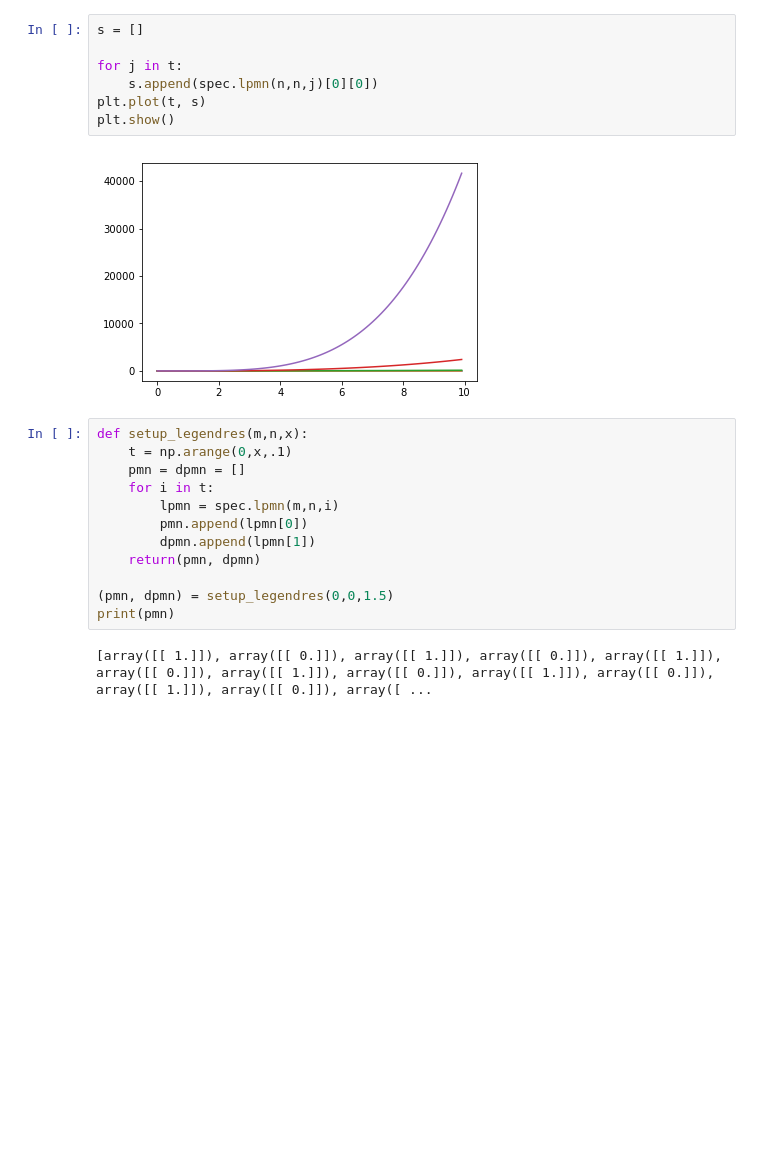
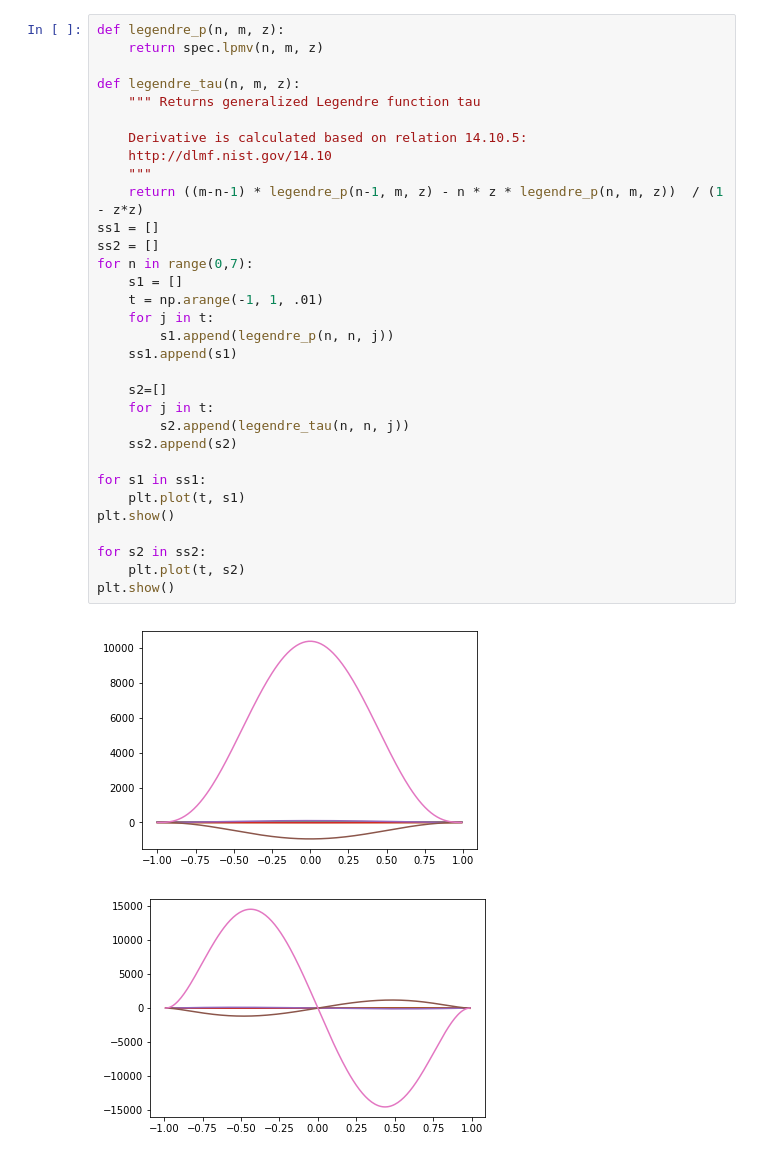
Before and after one commit to LVotto/notebooks, a Jupyter notebook: Special+functions.ipynb, the cells around one changed output. Cells and saved outputs as stored; diff of their text form; blank space fills up the shorter version.

Commit message:
Make generalized associated Legendre Function
Uses recurrence relations to compute the generalized
legendre function tau

```diff
--- a/Special+functions.ipynb
+++ b/Special+functions.ipynb
@@ -19,23 +19,35 @@ plt.show()
-# %%
-s = []
-
-for j in t:
-    s.append(spec.lpmn(n,n,j)[0][0])
-plt.plot(t, s)
-plt.show()
-# %% [output]
-[figure, removed]
-# %%
-def setup_legendres(m,n,x):
-    t = np.arange(0,x,.1)
-    pmn = dpmn = []
-    for i in t:
-        lpmn = spec.lpmn(m,n,i)
-        pmn.append(lpmn[0])
-        dpmn.append(lpmn[1])
-    return(pmn, dpmn)
-
-(pmn, dpmn) = setup_legendres(0,0,1.5)
-print(pmn)
-# %% [output]
-[array([[ 1.]]), array([[ 0.]]), array([[ 1.]]), array([[ 0.]]), array([[ 1.]]), array([[ 0.]]), array([[ 1.]]), array([[ 0.]]), array([[ 1.]]), array([[ 0.]]), array([[ 1.]]), array([[ 0.]]), array([ ...
+# %%
+def legendre_p(n, m, z):
+    return spec.lpmv(n, m, z)
+
+def legendre_tau(n, m, z):
+    """ Returns generalized Legendre function tau
+
+    Derivative is calculated based on relation 14.10.5:
+    http://dlmf.nist.gov/14.10
+    """
+    return ((m-n-1) * legendre_p(n-1, m, z) - n * z * legendre_p(n, m, z))  / (1 - z*z)
+ss1 = []
+ss2 = []
+for n in range(0,7):
+    s1 = []
+    t = np.arange(-1, 1, .01)
+    for j in t:
+        s1.append(legendre_p(n, n, j))
+    ss1.append(s1)
+
+    s2=[]
+    for j in t:
+        s2.append(legendre_tau(n, n, j))
+    ss2.append(s2)
+
+for s1 in ss1:
+    plt.plot(t, s1)
+plt.show()
+
+for s2 in ss2:
+    plt.plot(t, s2)
+plt.show()
+# %% [output]
+[figure, added]
+[figure, added]
```
Also changed, not shown: parts of 1 cell of this notebook.
